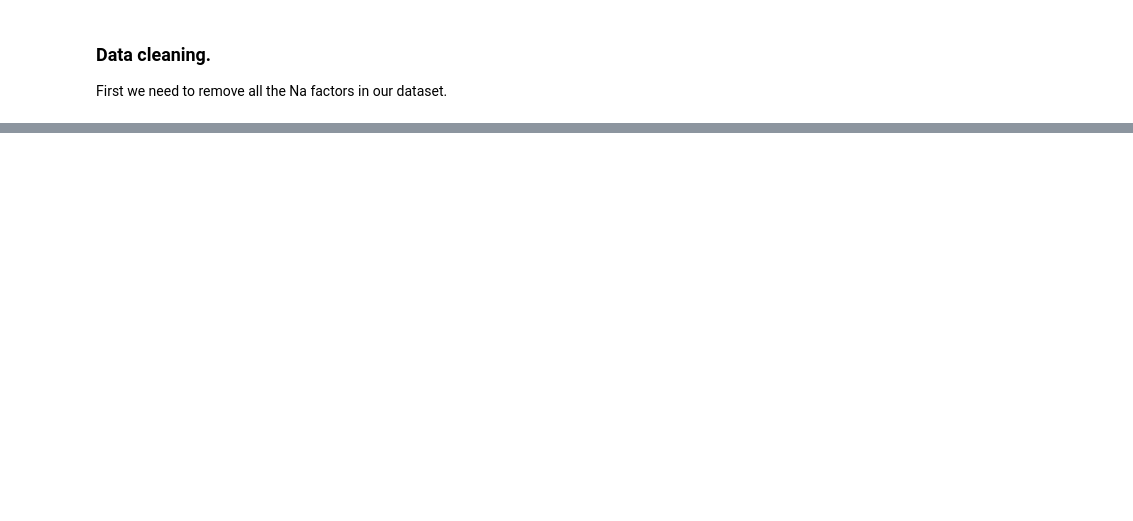
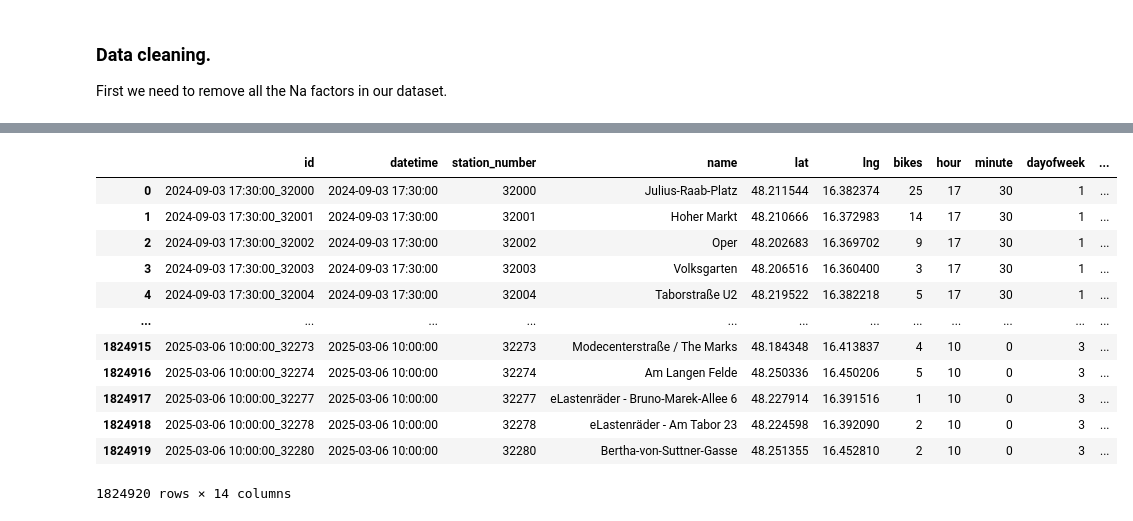
Before and after one commit to ras112git/predictive_modeling_and_mobility_forecasting, a Jupyter notebook: notebooks/02_cleaning.ipynb, the cells around one changed output, grey strips where cells are left out. Cells and saved outputs as stored; diff of their text form; code cells hidden in the pictures; blank space fills up the shorter version.

```diff
--- a/notebooks/02_cleaning.ipynb
+++ b/notebooks/02_cleaning.ipynb
@@ -55,12 +57,19 @@ train_path, test_path = download_raw_data()
 
 # Import the raw datasets
 import pandas as pd
+import numpy as np
 
 df_train = pd.read_csv(train_path)
 # df_test = pd.read_csv(test_path)
 
-# and also saving the data IDs
-train_ids = df_train.iloc[:, 0].astype(str) + '_' + df_train.iloc[:, 1].astype(str)
+# and also saving the data IDs, as later will be used
+# df_train['datetime'] = pd.to_datetime(df_train['datetime'], utc=True).dt.tz_localize(None)
+
+#Transform the datetime, needed for the submission file, the localize makes sure that the format is correct (rather than having the UCT reference)
+df_train['datetime'] = pd.to_datetime(df_train['datetime'], utc=True).dt.tz_localize(None)
+
+# The insert method takes (position_index, column_name, values)
+df_train.insert(0, 'id', df_train.iloc[:, 0].astype(str) + "_" + df_train.iloc[:, 1].astype(str))
 # %% [output]
 Raw data already exists at data/raw\dataset_train.csv, skipping download.
 Raw data already exists at data/raw\dataset_test.csv, skipping download.
@@ -91,3 +116,0 @@ if df_train.duplicated().any():
-# %%
-#Transform the datetime
-df_train['datetime'] = pd.to_datetime(df_train['datetime'], utc=True)
@@ -94,8 +127,27 @@ df_train['datetime'] = pd.to_datetime(df_train['datetime'], utc=True)
 # %%
 #I want to split my datainto the datapart (how already fastai tabular uses to learn)
-from fastai.tabular.all import add_datepart
+df_train['hour'] = df_train['datetime'].dt.hour
+df_train['minute'] = df_train['datetime'].dt.minute  # 0 or 30
+df_train['dayofweek'] = df_train['datetime'].dt.dayofweek
+df_train['month'] = df_train['datetime'].dt.month
+df_train['is_weekend'] = df_train['dayofweek'].isin([5, 6]).astype(int)
 
-#drops also the original column
-df_train = add_datepart(df_train, 'datetime', time=True, drop=True)
-
-# Cyclical encoding may also be needed, look into this
+# For cyclical data I can help the model differenciate between simple ordered rankings and actual circular data. In this case I do it with the hour (so it does not jump from 23 to 0 directly)
+df_train['hour_sin'] = np.sin(2 * np.pi * df_train['hour'] / 24)
+df_train['hour_cos'] = np.cos(2 * np.pi * df_train['hour'] / 24)
+# %%
+df_train
+# %% [output]
+|  | id | datetime | station_number | name | lat | lng | bikes | hour | minute | dayofweek | ... |
+| 0 | 2024-09-03 17:30:00_32000 | 2024-09-03 17:30:00 | 32000 | Julius-Raab-Platz | 48.211544 | 16.382374 | 25 | 17 | 30 | 1 | ... |
+| 1 | 2024-09-03 17:30:00_32001 | 2024-09-03 17:30:00 | 32001 | Hoher Markt | 48.210666 | 16.372983 | 14 | 17 | 30 | 1 | ... |
+| 2 | 2024-09-03 17:30:00_32002 | 2024-09-03 17:30:00 | 32002 | Oper | 48.202683 | 16.369702 | 9 | 17 | 30 | 1 | ... |
+| 3 | 2024-09-03 17:30:00_32003 | 2024-09-03 17:30:00 | 32003 | Volksgarten | 48.206516 | 16.360400 | 3 | 17 | 30 | 1 | ... |
+| 4 | 2024-09-03 17:30:00_32004 | 2024-09-03 17:30:00 | 32004 | Taborstraße U2 | 48.219522 | 16.382218 | 5 | 17 | 30 | 1 | ... |
+| ... | ... | ... | ... | ... | ... | ... | ... | ... | ... | ... | ... |
+| 1824915 | 2025-03-06 10:00:00_32273 | 2025-03-06 10:00:00 | 32273 | Modecenterstraße / The Marks | 48.184348 | 16.413837 | 4 | 10 | 0 | 3 | ... |
+| 1824916 | 2025-03-06 10:00:00_32274 | 2025-03-06 10:00:00 | 32274 | Am Langen Felde | 48.250336 | 16.450206 | 5 | 10 | 0 | 3 | ... |
+| 1824917 | 2025-03-06 10:00:00_32277 | 2025-03-06 10:00:00 | 32277 | eLastenräder - Bruno-Marek-Allee 6 | 48.227914 | 16.391516 | 1 | 10 | 0 | 3 | ... |
+| 1824918 | 2025-03-06 10:00:00_32278 | 2025-03-06 10:00:00 | 32278 | eLastenräder - Am Tabor 23 | 48.224598 | 16.392090 | 2 | 10 | 0 | 3 | ... |
+| 1824919 | 2025-03-06 10:00:00_32280 | 2025-03-06 10:00:00 | 32280 | Bertha-von-Suttner-Gasse | 48.251355 | 16.452810 | 2 | 10 | 0 | 3 | ... |
+1824920 rows × 14 columns
```
Also changed, not shown: parts of 9 cells of this notebook.
